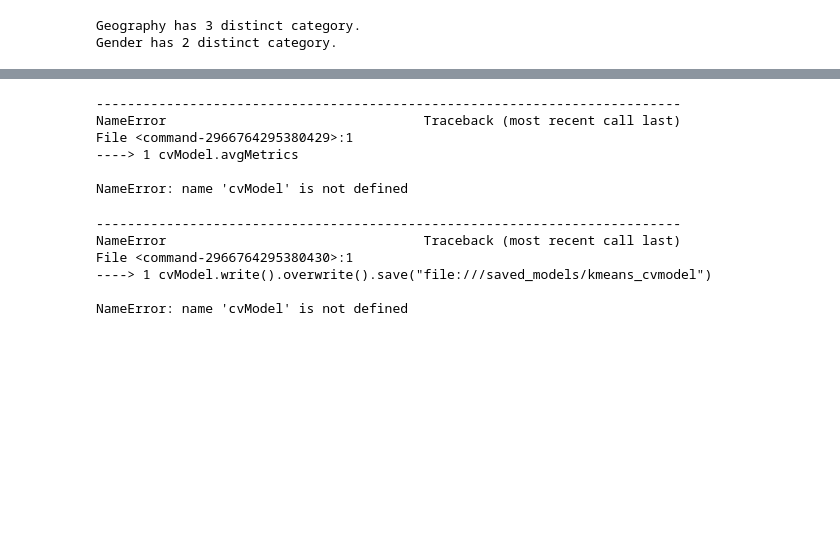
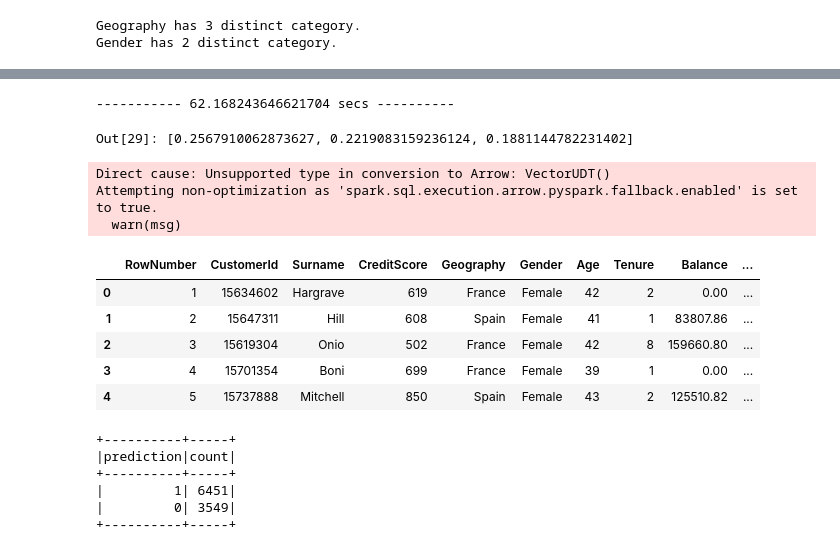
Before and after one commit to erkansirin78/ykb-pyspark, a Jupyter notebook: day4/02_clustering_01_kmeans_dbx.ipynb, the cells around one changed output, grey strips where cells are left out. Cells and saved outputs as stored; diff of their text form; code cells hidden in the pictures; blank space fills up the shorter version.

Commit message:
kmeans updated2

```diff
--- a/day4/02_clustering_01_kmeans_dbx.ipynb
+++ b/day4/02_clustering_01_kmeans_dbx.ipynb
@@ -117,8 +135,9 @@ Out[16]: 0.24590625242752784
 # %%
+
 from pyspark.ml.tuning import CrossValidatorModel, ParamGridBuilder, CrossValidator
 
 paramGrid = ParamGridBuilder() \
-.addGrid(kmeansObject.k, [3,5,7,9,11]) \
+.addGrid(kmeansObject.k, [2,3,5]) \
 .build()
 # %%
 crossval = CrossValidator(estimator=pipeline_obj,
@@ -131,22 +150,34 @@ start_time = time.time()
 cvModel = crossval.fit(df)
 
 print("----------- %s secs ----------" %(time.time() - start_time))
+# %% [output]
+----------- 62.168243646621704 secs ----------
 # %%
 cvModel.avgMetrics
 # %% [output]
----------------------------------------------------------------------------
-NameError                                 Traceback (most recent call last)
-File <command-2966764295380429>:1
-----> 1 cvModel.avgMetrics
-
-NameError: name 'cvModel' is not defined
+Out[29]: [0.2567910062873627, 0.2219083159236124, 0.1881144782231402]
+# %%
+
+cvModel.transform(df.limit(5)).toPandas()
+# %% [output]
+Direct cause: Unsupported type in conversion to Arrow: VectorUDT()
+Attempting non-optimization as 'spark.sql.execution.arrow.pyspark.fallback.enabled' is set to true.
+  warn(msg)
+|  | RowNumber | CustomerId | Surname | CreditScore | Geography | Gender | Age | Tenure | Balance | ... |
+| 0 | 1 | 15634602 | Hargrave | 619 | France | Female | 42 | 2 | 0.00 | ... |
+| 1 | 2 | 15647311 | Hill | 608 | Spain | Female | 41 | 1 | 83807.86 | ... |
+| 2 | 3 | 15619304 | Onio | 502 | France | Female | 42 | 8 | 159660.80 | ... |
+| 3 | 4 | 15701354 | Boni | 699 | France | Female | 39 | 1 | 0.00 | ... |
+| 4 | 5 | 15737888 | Mitchell | 850 | Spain | Female | 43 | 2 | 125510.82 | ... |
+# %%
+cvModel.transform(df).groupBy("prediction").count().show()
+# %% [output]
++----------+-----+
+|prediction|count|
++----------+-----+
+|         1| 6451|
+|         0| 3549|
++----------+-----+
 # %%
 cvModel.write().overwrite().save("file:///saved_models/kmeans_cvmodel")
-# %% [output]
----------------------------------------------------------------------------
-NameError                                 Traceback (most recent call last)
-File <command-2966764295380430>:1
-----> 1 cvModel.write().overwrite().save("file:///saved_models/kmeans_cvmodel")
-
-NameError: name 'cvModel' is not defined
 # %%
```
Also changed, not shown: parts of 18 cells of this notebook.
